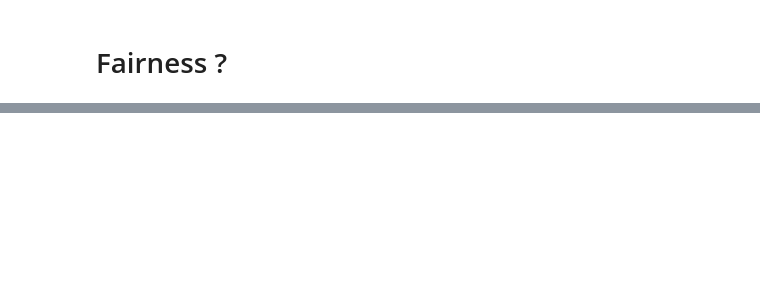
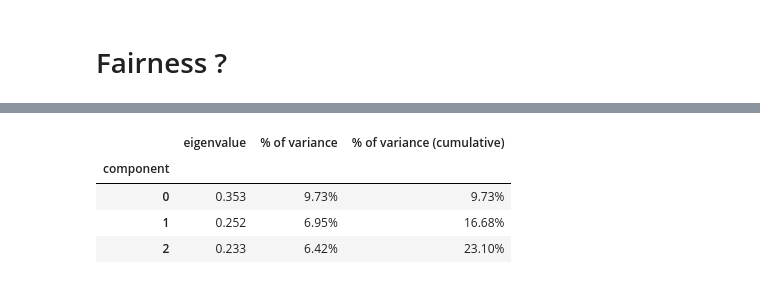
Before and after one commit to Laurie2905-JOHN/Masters_RL, a Jupyter notebook: notebooks/conflict_and_feedback.ipynb, the cells around one changed output, grey strips where cells are left out. Saved outputs shown, nothing was run; the diff lists cells and outputs as text; code cells hidden in the pictures; blank space fills up the shorter version.

```diff
--- a/notebooks/conflict_and_feedback.ipynb
+++ b/notebooks/conflict_and_feedback.ipynb
@@ -1796,0 +1643,24 @@ cabbage: Pos: 10 -> Pos: 12
+# %%
+import prince
+
+# Define the MCA model
+mca = prince.MCA(
+    n_components=3,  # Number of components to keep
+    n_iter=3,
+    copy=True,
+    check_input=True,
+    engine='sklearn',
+    random_state=42,
+    one_hot=False
+)
+
+
+mca = mca.fit(df)
+# %%
+mca.eigenvalues_summary
+# %% [output]
+|  | eigenvalue | % of variance | % of variance (cumulative) |
+| component |  |  |  |
+| 0 | 0.353 | 9.73% | 9.73% |
+| 1 | 0.252 | 6.95% | 16.68% |
+| 2 | 0.233 | 6.42% | 23.10% |
```
Also changed, not shown: parts of 40 cells of this notebook, 9 other files.
